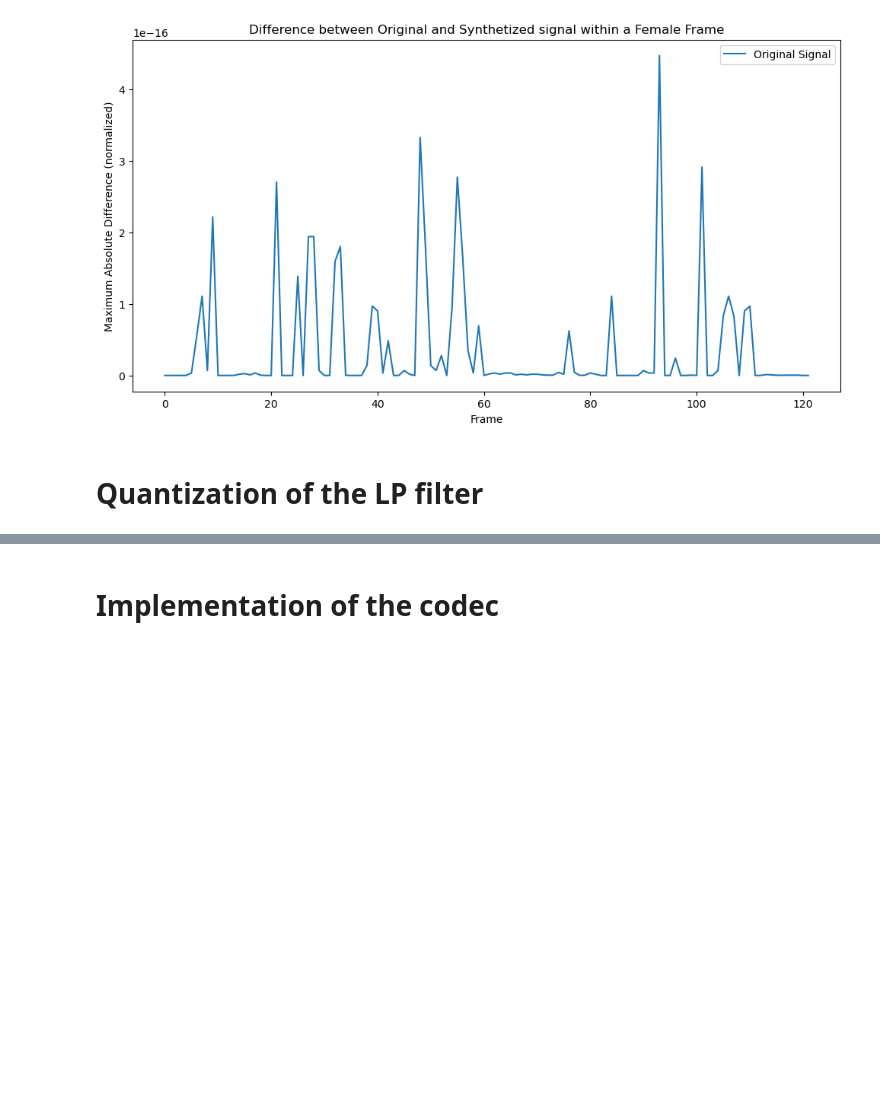
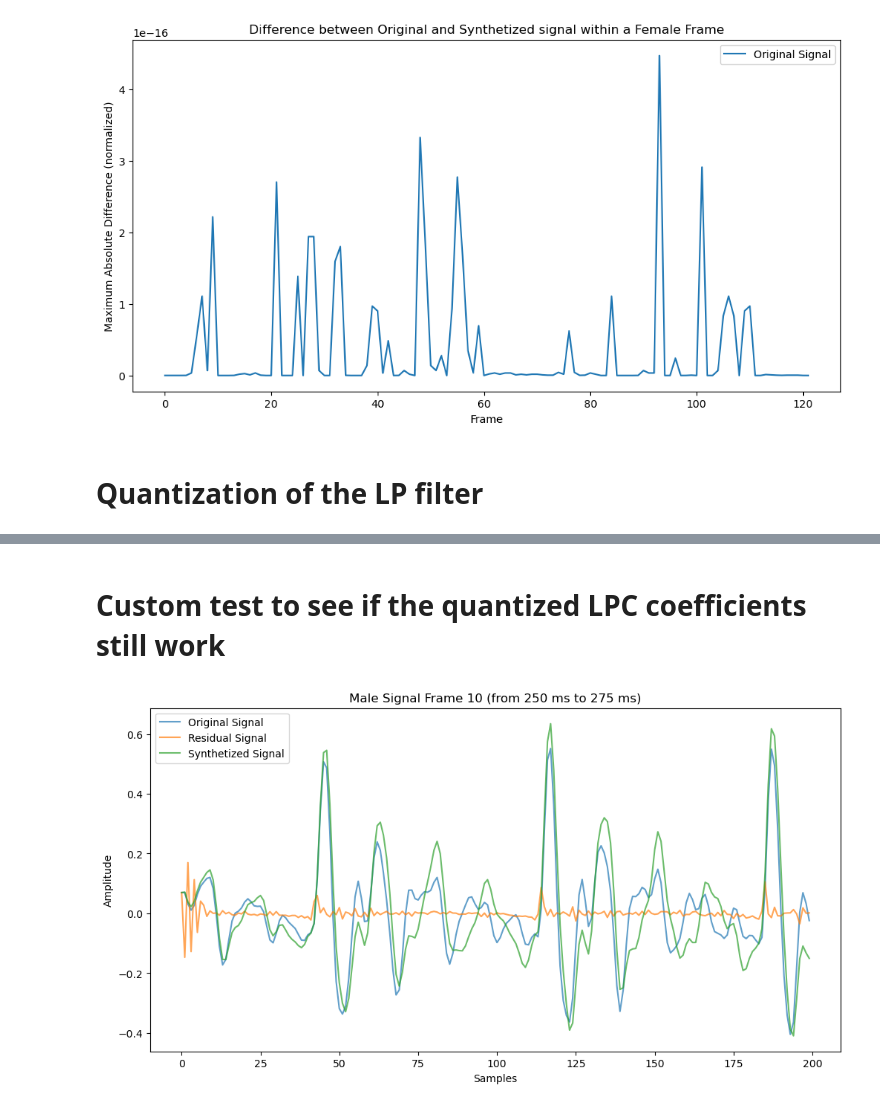
Before and after one commit to dianapaula19/speech-processing-project, a Jupyter notebook: codec.ipynb, the cells around one changed output, grey strips where cells are left out. Cells and saved outputs as stored; diff of their text form; code cells hidden in the pictures; blank space fills up the shorter version.

```diff
--- a/codec.ipynb
+++ b/codec.ipynb
@@ -248,2 +275,36 @@ Average SD for 3 bits: 8.025
-# %% [markdown]
-# Implementation of the codec
+# %% [markdown]
+# Custom test to see if the quantized LPC coefficients still work
+# %%
+def process_frame_quantized(frame: np.ndarray) -> Dict[str, np.ndarray]:
+    resid, lpc_c = lpc_analysis(frame)
+    qlp_c = quantize_lpc(lpc_c, n_bits=5)
+    restored = lpc_synthesis(resid, qlp_c)
+    return {"Frame": frame, "LPC Coefficients": qlp_c, "Residual": resid, "Synthetized Frame": restored}
+# %%
+def qlp(file_path: Path):
+    with sf.SoundFile(file_path, "r") as f:
+        sr = f.samplerate
+        frames = list(f.blocks(blocksize=int(sr * FRAME_LENGTH), dtype="float64"))
+
+    if len(frames[0].shape) != 1:
+        raise RuntimeError("This codec only supports mono audio")
+
+    return pd.DataFrame.from_records([process_frame_quantized(f) for f in frames])
+
+
+df_qlp_male = qlp(EXAMPLE_MALE_PATH)
+df_qlp_female = qlp(EXAMPLE_FEMALE_PATH)
+# %%
+plt.figure(figsize=(12, 6))
+plt.plot(df_qlp_male.loc[example_frame_idx, "Frame"], label="Original Signal", alpha=0.7)
+plt.plot(df_qlp_male.loc[example_frame_idx, "Residual"], label="Residual Signal", alpha=0.7)
+plt.plot(df_qlp_male.loc[example_frame_idx, "Synthetized Frame"], label="Synthetized Signal", alpha=0.7)
+plt.legend()
+plt.title(f"Male Signal Frame {example_frame_idx} (from "
+          f"{example_frame_idx * FRAME_LENGTH * 1000:.0f} ms to "
+          f"{(example_frame_idx + 1) * FRAME_LENGTH * 1000:.0f} ms)")
+plt.xlabel("Samples")
+plt.ylabel("Amplitude")
+plt.show()
+# %% [output]
+[figure, added]
```
Also changed, not shown: parts of 4 cells of this notebook.
